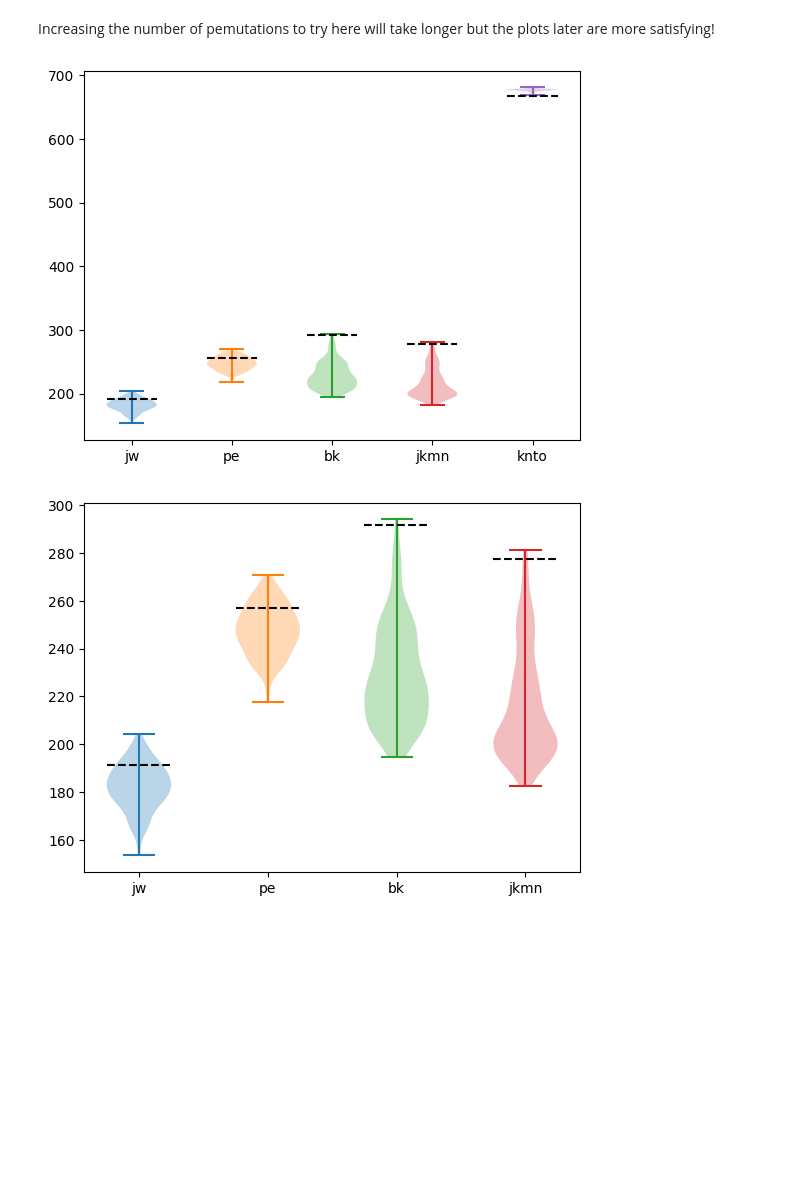
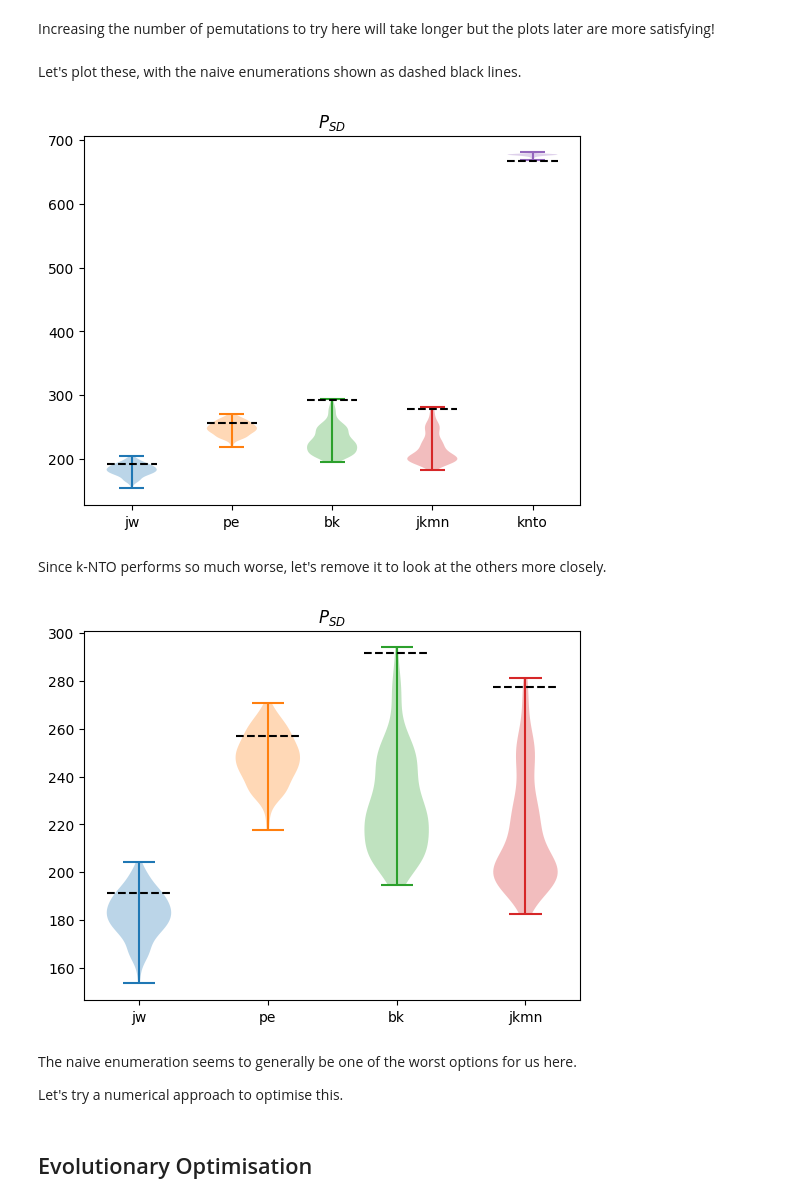
Before and after one commit to UCL-CCS/ferrmion, a Jupyter notebook: docs/source/notebooks/pauli_weight.ipynb, the cells around one changed output. Saved outputs shown, nothing was run; the diff lists cells and outputs as text; code cells hidden in the pictures; blank space fills up the shorter version.

Commit message:
add notebook for pauli-weight optimisation

```diff
--- a/docs/source/notebooks/pauli_weight.ipynb
+++ b/docs/source/notebooks/pauli_weight.ipynb
@@ -47,7 +45,7 @@ def hamiltonian_indpendent_weight(encoding: FermionQubitEncoding):
     _, symplectics = encoding._build_symplectic_matrix()
     x_block, z_block = np.hsplit(symplectics, 2)
     operator_weights = np.sum(np.bitwise_or(x_block, z_block),axis=1)
-    return np.mean(operator_weights)
+    return operator_weights
 # %%
 ham_indep = {"jw":None,"pe": None,"bk": None,"jkmn": None}
 ham_indep["jw"]=hamiltonian_indpendent_weight(tree.JordanWigner())
@@ -68,0 +56,16 @@ plt.show()
+# %%
+import matplotlib.pyplot as plt
+
+#create histogram
+n_bins = 30
+alpha = 0.7
+
+fig, axs = plt.subplots()
+pos = 0
+for dist in ham_indep.values():
+    axs.violinplot(dist, [pos], showmeans=True)
+    pos+=1
+
+axs.set_xticks([*range(len(ham_indep))], labels=ham_indep.keys())
+plt.title("$P_{HI}$")
+plt.show()
@@ -104,6 +104,6 @@ templates["knto"] = molecular_hamiltonian_template(ipowers, symplectics)
 # %%
 import numpy as np
 def template_pauli_weight(template):
-    return np.mean([len(k) - k.count("I") for k in template.keys()])
+    return [len(k) - k.count("I") for k in template.keys()]
 
 ham_dep = {k: template_pauli_weight(v) for k,v in templates.items()}
@@ -123,0 +110,17 @@ plt.show()
+# %%
+import matplotlib.pyplot as plt
+
+#create histogram
+n_bins = 30
+alpha = 0.7
+
+fig, axs = plt.subplots(2,1, sharex=True, sharey=True)
+pos = 0
+for k in ham_dep.keys():
+    axs[0].violinplot(ham_indep[k], [pos], showmeans=True)
+    axs[1].violinplot(ham_dep[k], [pos], showmeans=True)
+    pos+=1
+axs[0].title.set_text("$P_{HI}$")
+axs[1].title.set_text("$P_{HD}$")
+axs[1].set_xticks([*range(len(ham_dep))], labels=ham_dep.keys())
+plt.show()
@@ -161,25 +166,29 @@ for i in range(200):
     perm = rng.permutation(14)
     for encoding, template in templates.items():
         distributions[encoding].append(fill_template_find_norm(template, ones, twos, perm)[0])
+# %% [markdown]
+Let's plot these, with the naive enumerations shown as dashed black lines.
 # %%
 import matplotlib.pyplot as plt
 
 #create histogram
 n_bins = 30
 alpha = 0.7
 
 fig, axs = plt.subplots()
 pos = 0
 for dist in distributions.values():
     axs.violinplot(dist, [pos])
     pos+=1
 for pos, encoding in enumerate(naive):
     axs.hlines(naive[encoding],  pos-0.25, pos+0.25,  linestyles="--", color="black")
-
+plt.title("$P_{SD}$")
 axs.set_xticks([*range(len(distributions))], labels=distributions.keys())
 plt.show()
 # %% [output]
-[figure, old version]
+[figure, new version]
+# %% [markdown]
+Since k-NTO performs so much worse, let's remove it to look at the others more closely.
 # %%
 import matplotlib.pyplot as plt
 
@@ -196,8 +205,14 @@ for pos, encoding in enumerate(naive):
     if encoding == "knto":
         continue
     axs.hlines(naive[encoding],  pos-0.25, pos+0.25,  linestyles="--", color="black")
-
+plt.title("$P_{SD}$")
 axs.set_xticks([*range(len(distributions)-1)], labels=[*distributions.keys()][:-1])
 plt.show()
 # %% [output]
-[figure, old version]
+[figure, new version]
+# %% [markdown]
+The naive enumeration seems to generally be one of the worst options for us here.
+
+Let's try a numerical approach to optimise this.
+# %% [markdown]
+## Evolutionary Optimisation
```
Also changed, not shown: parts of 11 cells of this notebook.
